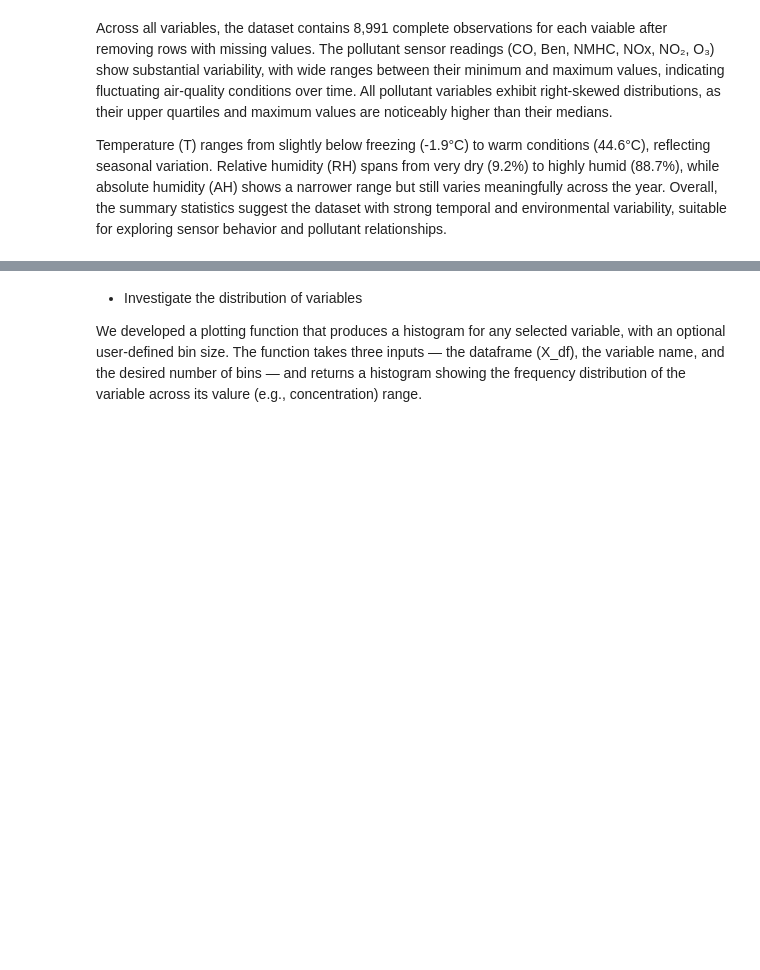
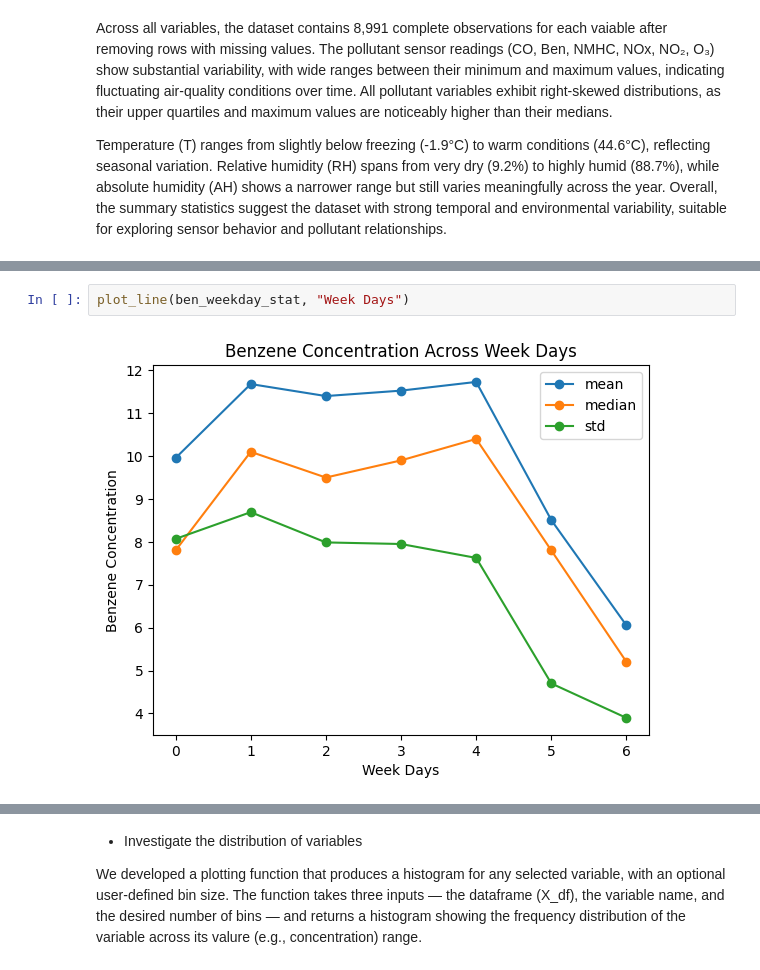
Before and after one commit to bingxiaochen/ST-554-Project1, a Jupyter notebook: Task2/Project1_Task2_Hui.ipynb, the cells around one changed output, grey strips where cells are left out. Cells and saved outputs as stored; diff of their text form; blank space fills up the shorter version.

```diff
--- a/Task2/Project1_Task2_Hui.ipynb
+++ b/Task2/Project1_Task2_Hui.ipynb
@@ -115,0 +152,4 @@ Temperature (T) ranges from slightly below freezing (-1.9°C) to warm conditions
+# %%
+plot_line(ben_weekday_stat, "Week Days")
+# %% [output]
+[figure, added]
```
Also changed, not shown: parts of 8 cells of this notebook.
